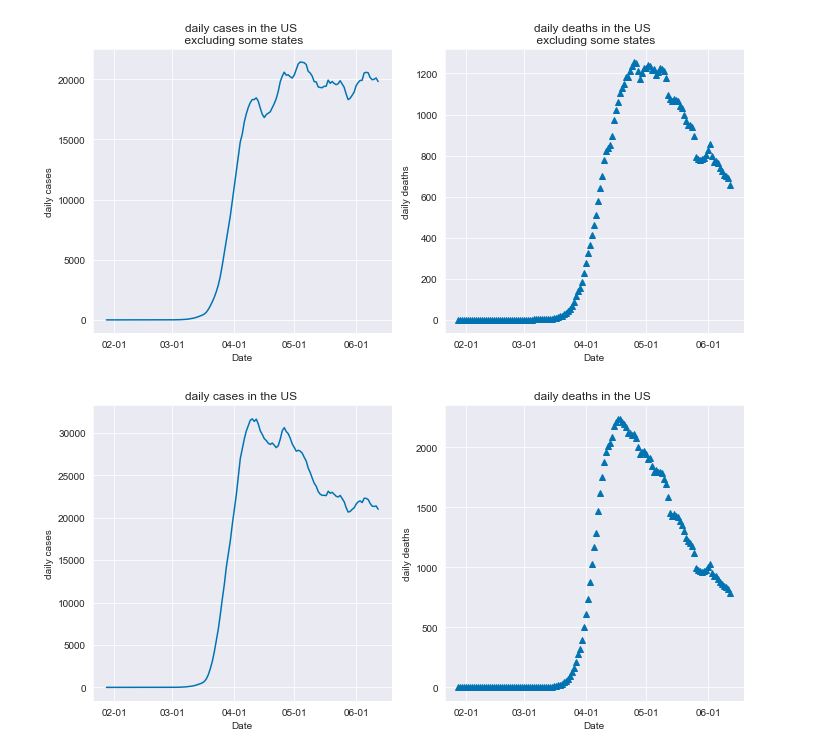
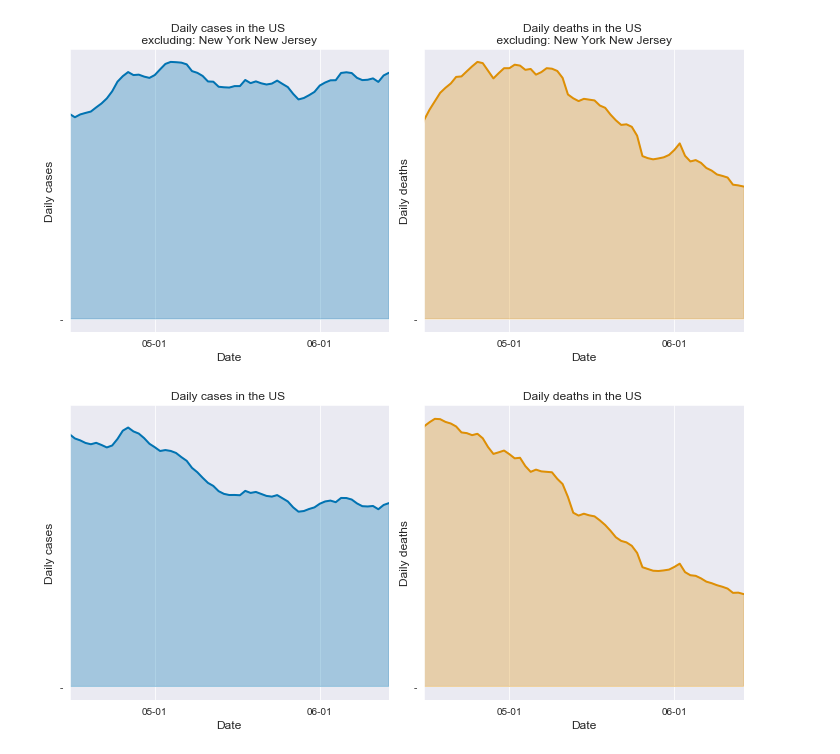
Before and after one commit to NikhilTilak/COVID19, a Jupyter notebook: Notebooks/covid19_visualizer.ipynb, the cells around one changed output. Saved outputs shown, nothing was run; the diff lists cells and outputs as text; code cells hidden in the pictures.

```diff
--- a/Notebooks/covid19_visualizer.ipynb
+++ b/Notebooks/covid19_visualizer.ipynb
@@ -130,5 +142,5 @@ plot_states(info['density'].sort_values(ascending=False)[:10].index.values, toge
 # %%
-def plot_US(exclude=[]):
+def plot_US(exclude=[], start_date = ''):
 
     url = 'https://raw.githubusercontent.com/nytimes/covid-19-data/master/us-states.csv'
     df_states = pd.read_csv(url)
@@ -145,30 +157,44 @@ def plot_US(exclude=[]):
     formatter = mdates.DateFormatter("%m-%d")
     locator = mdates.MonthLocator()
 
-    ax1.plot(y_cc.index, y_nc,'-')
-    ax2.plot(y_cd.index, y_nd,'^')
+    ax1.fill_between(y_cc.index, y_nc,'-', alpha=0.3, color ='C0')
+    ax2.fill_between(y_cd.index, y_nd,'-', alpha=0.3, color ='C1')
+    ax1.plot(y_cc.index, y_nc,'-',lw=2, color = 'C0')
+    ax2.plot(y_cd.index, y_nd,'-', lw=2, color ='C1')
 
     if len(exclude)==0:
         s=''
     else:
-        s='\n excluding some states'
+        l=''
+        for state in exclude:
+            l+=state+ ' '
+        s='\n excluding: '+ l
 
-    ax1.set_title(f'daily cases in the US {s}')
-    ax1.set_ylabel('daily cases')
+    ax1.set_title(f'Daily cases in the US {s}',size=12)
+    ax1.set_ylabel('Daily cases', size=12)
 
-    ax2.set_title(f'daily deaths in the US {s}')
-    ax2.set_ylabel('daily deaths')
+    ax2.set_title(f'Daily deaths in the US {s}',size=12)
+    ax2.set_ylabel('Daily deaths', size=12)
     for ax in [ax1,ax2]:
-        ax.set_xlabel('Date')
+        ax.set_xlabel('Date',size=12)
         ax.xaxis.set_major_formatter(formatter)
         ax.xaxis.set_major_locator(locator)
 
+    low = y_cc.index[0]
+    hi = y_cc.index[-1]
+
+    if start_date:
+        low = pd.to_datetime(start_date)
+
+    ax1.set_xlim(low, hi)
+    ax2.set_xlim(low, hi)
+
     plt.tight_layout()
     plt.show()
 # %%
-plot_US(exclude=['New York', 'New Jersey'])
-plot_US(exclude=[])
+plot_US(exclude=['New York', 'New Jersey'], start_date='2020-04-15')
+plot_US(exclude=[], start_date='2020-04-15')
 # %% [output]
-[figure, old version]
+[figure, new version]
-[figure, old version]
+[figure, new version]
 # %%
```
Also changed, not shown: parts of 6 cells of this notebook, 15 other files.
